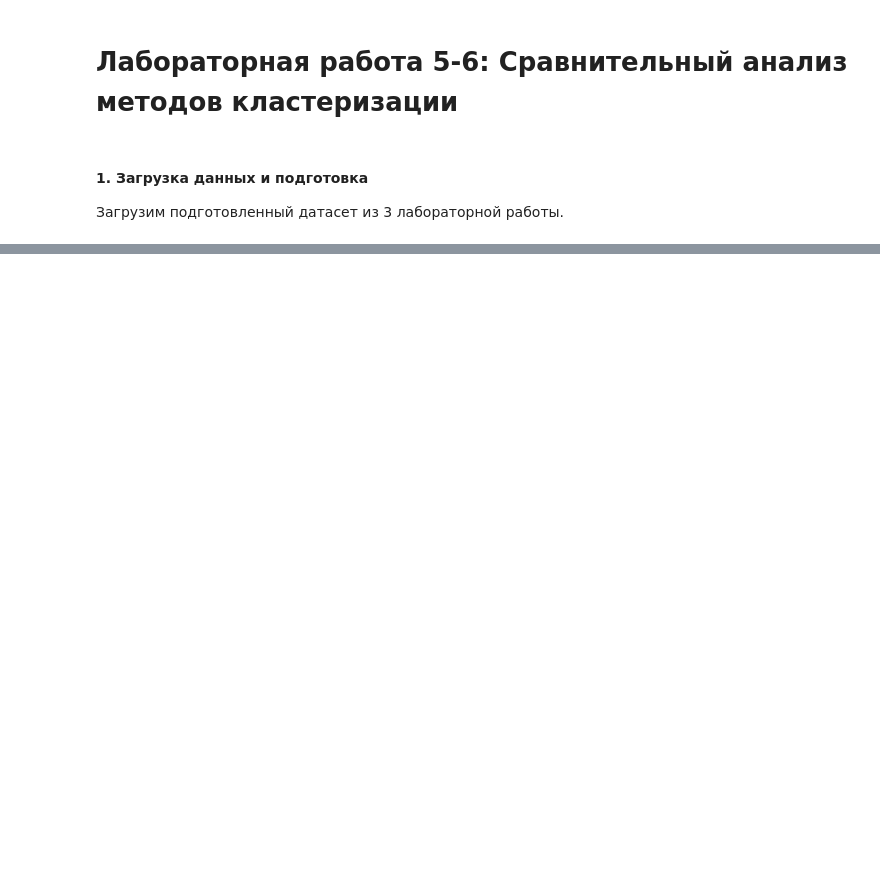
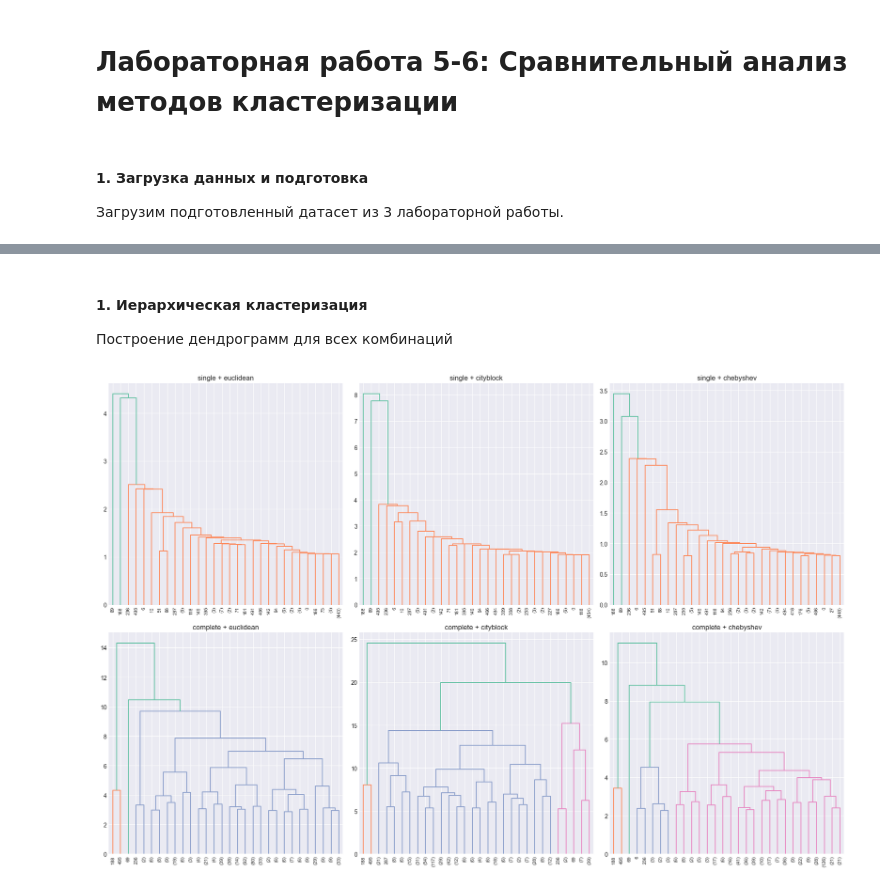
Before and after one commit to Ainur-Makhmutov/MAD-LABs, a Jupyter notebook: 5_laba.ipynb, the cells around one changed output, grey strips where cells are left out. Drawn from its saved outputs; the diff is of its cells as text; code cells hidden in the pictures; blank space fills up the shorter version.

```diff
--- a/5_laba.ipynb
+++ b/5_laba.ipynb
@@ -43,3 +58,81 @@ df.head()
 | 2 | 0.3 | 111 | 1.547122 | 0.024933 | 0.012466 | 0.117676 | 0.019287 | ... |
 | 3 | 0.3 | 111 | 1.763230 | 0.019135 | 0.010956 | 0.120972 | 0.019318 | ... |
 | 4 | 0.3 | 111 | 2.039740 | 0.001163 | 0.000959 | 0.011063 | 0.001957 | ... |
+# %% [markdown]
+#### __1. Иерархическая кластеризация__
+Построение дендрограмм для всех комбинаций
+# %%
+# Параметры для анализа
+linkage_methods = ['single', 'complete']            # одиночная связь (single), полная связь (complete)
+metrics = ['euclidean', 'cityblock', 'chebyshev']   # Евклидова (euclidean), Манхэттенская (cityblock), Чебышева (chebyshev)
+
+manual_k = {
+    'single_euclidean': 2,      #   2
+    'single_cityblock': 2,      #   2
+    'single_chebyshev': 2,      #   2
+    'complete_euclidean': 6,    #   3
+    'complete_cityblock': 3,    #   3
+    'complete_chebyshev': 6,    #   2
+}
+
+USE_MANUAL_K = True
+
+results_hierarchical = {}
+
+for linkage_method in linkage_methods:
+    for metric in metrics:
+        Z = linkage(X_scaled, method=linkage_method, metric=metric)
+
+        key = f"{linkage_method}_{metric}"
+
+        if USE_MANUAL_K:
+            k = manual_k[key]
+            model = AgglomerativeClustering(n_clusters=k, linkage=linkage_method, metric=metric)
+            labels = model.fit_predict(X_scaled)
+            if len(set(labels)) > 1:
+                score = silhouette_score(X_scaled, labels, metric=metric)
+            else:
+                score = -1
+
+            results_hierarchical[key] = {
+                'best_k': k,
+                'silhouette': score
+            }
+
+        else:
+            best_score = -1
+            best_k = 2
+            for k in range(2, 8):
+                model = AgglomerativeClustering(n_clusters=k, linkage=linkage_method, metric=metric)
+                labels = model.fit_predict(X_scaled)
+                if len(set(labels)) > 1:
+                    score = silhouette_score(X_scaled, labels, metric=metric)
+                    print(f"  k={k}: Silhouette = {score:.4f}")
+                    if score > best_score:
+                        best_score = score
+                        best_k = k
+
+            results_hierarchical[key] = {
+                'best_k': best_k,
+                'silhouette': best_score
+            }
+            print(f"\nРекомендуемое k: {best_k} (silhouette = {best_score:.4f})")
+# Создание подграфиков 2x3
+fig, axes = plt.subplots(2, 3, figsize=(18, 12))
+axes = axes.flatten()
+
+plot_idx = 0
+
+for linkage_method in linkage_methods:
+    for metric in metrics:
+        # Построение матрицы связей и дендрограммы
+        Z = linkage(X_scaled, method=linkage_method, metric=metric)
+        dendrogram(Z, truncate_mode='lastp', p=30, leaf_rotation=90,
+                   leaf_font_size=8, ax=axes[plot_idx])
+        axes[plot_idx].set_title(f'{linkage_method} + {metric}')
+        plot_idx += 1
+
+plt.tight_layout()
+plt.show()
+# %% [output]
+[figure, added]
```
Also changed, not shown: parts of 25 cells of this notebook, 1 other file.
